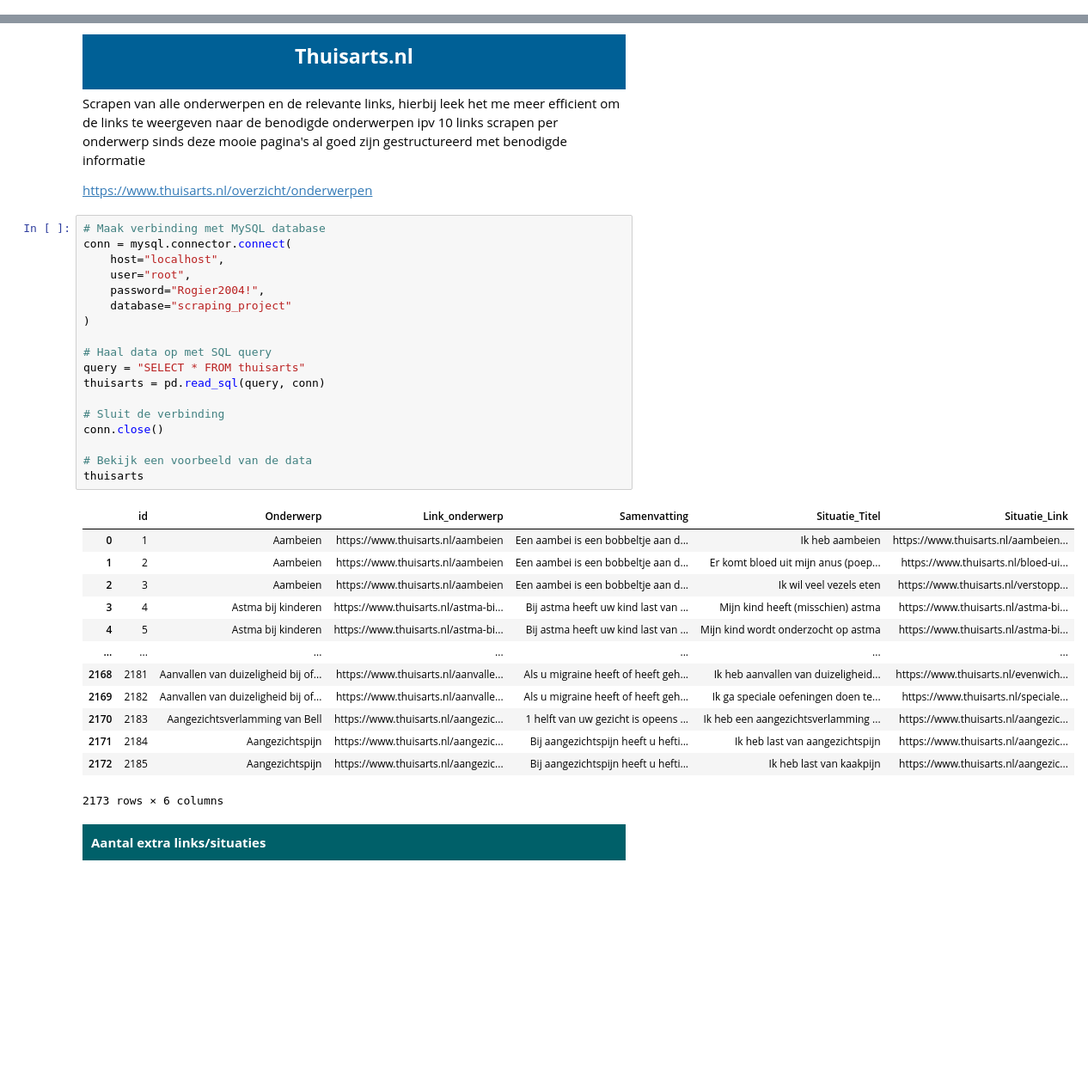
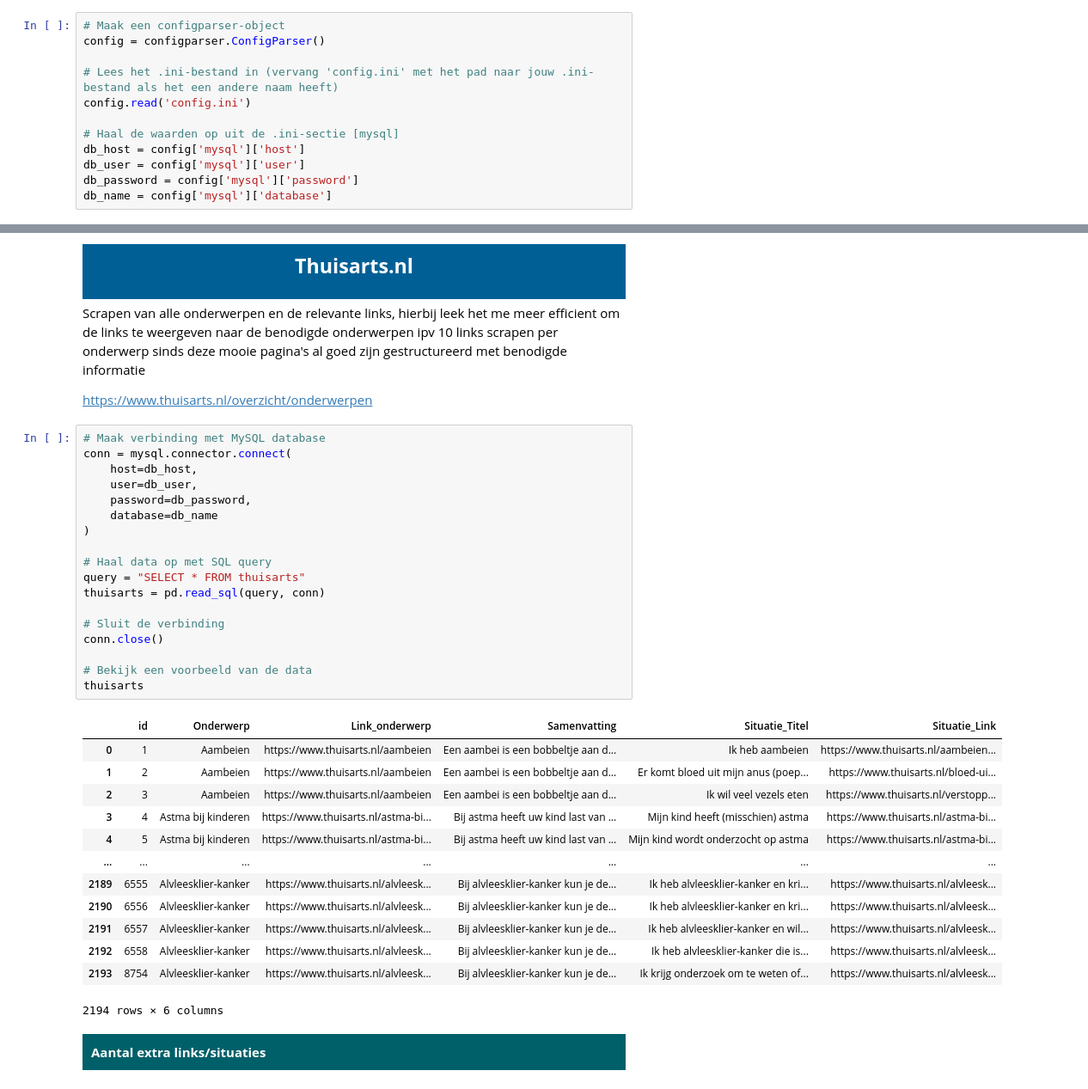
Before and after one commit to RogierHHS/Stage-map, a Jupyter notebook: Data.ipynb, the cells around one changed output, grey strips where cells are left out. Shown at 86% size. Drawn from its saved outputs; the diff is of its cells as text; blank space fills up the shorter version.

```diff
--- a/Data.ipynb
+++ b/Data.ipynb
@@ -28,3 +8,15 @@ ImportError: cannot import name 'load_dotenv' from 'dotenv' (c:\Users\rogie\OneD
+# %%
+# Maak een configparser-object
+config = configparser.ConfigParser()
+
+# Lees het .ini-bestand in (vervang 'config.ini' met het pad naar jouw .ini-bestand als het een andere naam heeft)
+config.read('config.ini')
+
+# Haal de waarden op uit de .ini-sectie [mysql]
+db_host = config['mysql']['host']
+db_user = config['mysql']['user']
+db_password = config['mysql']['password']
+db_name = config['mysql']['database']
 # %% [markdown]
 <div style="background-color:#006069; color:white; padding: 10px;">
     <strong>Inladen van modules en library's</strong>
@@ -323,35 +314,35 @@ https://www.thuisarts.nl/overzicht/onderwerpen
 # %%
 # Maak verbinding met MySQL database
 conn = mysql.connector.connect(
-    host="localhost",
-    user="root",
-    password="Rogier2004!",
-    database="scraping_project"
+    host=db_host,
+    user=db_user,
+    password=db_password,
+    database=db_name
 )
 
 # Haal data op met SQL query
 query = "SELECT * FROM thuisarts"
 thuisarts = pd.read_sql(query, conn)
 
 # Sluit de verbinding
 conn.close()
 
 # Bekijk een voorbeeld van de data
 thuisarts
 # %% [output]
 |  | id | Onderwerp | Link_onderwerp | Samenvatting | Situatie_Titel | Situatie_Link |
 | 0 | 1 | Aambeien | https://www.thuisarts.nl/aambeien | Een aambei is een bobbeltje aan d... | Ik heb aambeien | https://www.thuisarts.nl/aambeien... |
 | 1 | 2 | Aambeien | https://www.thuisarts.nl/aambeien | Een aambei is een bobbeltje aan d... | Er komt bloed uit mijn anus (poep... | https://www.thuisarts.nl/bloed-ui... |
 | 2 | 3 | Aambeien | https://www.thuisarts.nl/aambeien | Een aambei is een bobbeltje aan d... | Ik wil veel vezels eten | https://www.thuisarts.nl/verstopp... |
 | 3 | 4 | Astma bij kinderen | https://www.thuisarts.nl/astma-bi... | Bij astma heeft uw kind last van ... | Mijn kind heeft (misschien) astma | https://www.thuisarts.nl/astma-bi... |
 | 4 | 5 | Astma bij kinderen | https://www.thuisarts.nl/astma-bi... | Bij astma heeft uw kind last van ... | Mijn kind wordt onderzocht op astma | https://www.thuisarts.nl/astma-bi... |
 | ... | ... | ... | ... | ... | ... | ... |
-| 2168 | 2181 | Aanvallen van duizeligheid bij of... | https://www.thuisarts.nl/aanvalle... | Als u migraine heeft of heeft geh... | Ik heb aanvallen van duizeligheid... | https://www.thuisarts.nl/evenwich... |
-| 2169 | 2182 | Aanvallen van duizeligheid bij of... | https://www.thuisarts.nl/aanvalle... | Als u migraine heeft of heeft geh... | Ik ga speciale oefeningen doen te... | https://www.thuisarts.nl/speciale... |
-| 2170 | 2183 | Aangezichtsverlamming van Bell | https://www.thuisarts.nl/aangezic... | 1 helft van uw gezicht is opeens ... | Ik heb een aangezichtsverlamming ... | https://www.thuisarts.nl/aangezic... |
-| 2171 | 2184 | Aangezichtspijn | https://www.thuisarts.nl/aangezic... | Bij aangezichtspijn heeft u hefti... | Ik heb last van aangezichtspijn | https://www.thuisarts.nl/aangezic... |
-| 2172 | 2185 | Aangezichtspijn | https://www.thuisarts.nl/aangezic... | Bij aangezichtspijn heeft u hefti... | Ik heb last van kaakpijn | https://www.thuisarts.nl/aangezic... |
+| 2189 | 6555 | Alvleesklier-kanker | https://www.thuisarts.nl/alvleesk... | Bij alvleesklier-kanker kun je de... | Ik heb alvleesklier-kanker en kri... | https://www.thuisarts.nl/alvleesk... |
+| 2190 | 6556 | Alvleesklier-kanker | https://www.thuisarts.nl/alvleesk... | Bij alvleesklier-kanker kun je de... | Ik heb alvleesklier-kanker en kri... | https://www.thuisarts.nl/alvleesk... |
+| 2191 | 6557 | Alvleesklier-kanker | https://www.thuisarts.nl/alvleesk... | Bij alvleesklier-kanker kun je de... | Ik heb alvleesklier-kanker en wil... | https://www.thuisarts.nl/alvleesk... |
+| 2192 | 6558 | Alvleesklier-kanker | https://www.thuisarts.nl/alvleesk... | Bij alvleesklier-kanker kun je de... | Ik heb alvleesklier-kanker die is... | https://www.thuisarts.nl/alvleesk... |
+| 2193 | 8754 | Alvleesklier-kanker | https://www.thuisarts.nl/alvleesk... | Bij alvleesklier-kanker kun je de... | Ik krijg onderzoek om te weten of... | https://www.thuisarts.nl/alvleesk... |
-2173 rows × 6 columns
+2194 rows × 6 columns
 # %% [markdown]
 <div style="background-color:#006069; color:white; padding: 10px;">
     <strong>Aantal extra links/situaties</strong>
```
Also changed, not shown: parts of 12 cells of this notebook.
